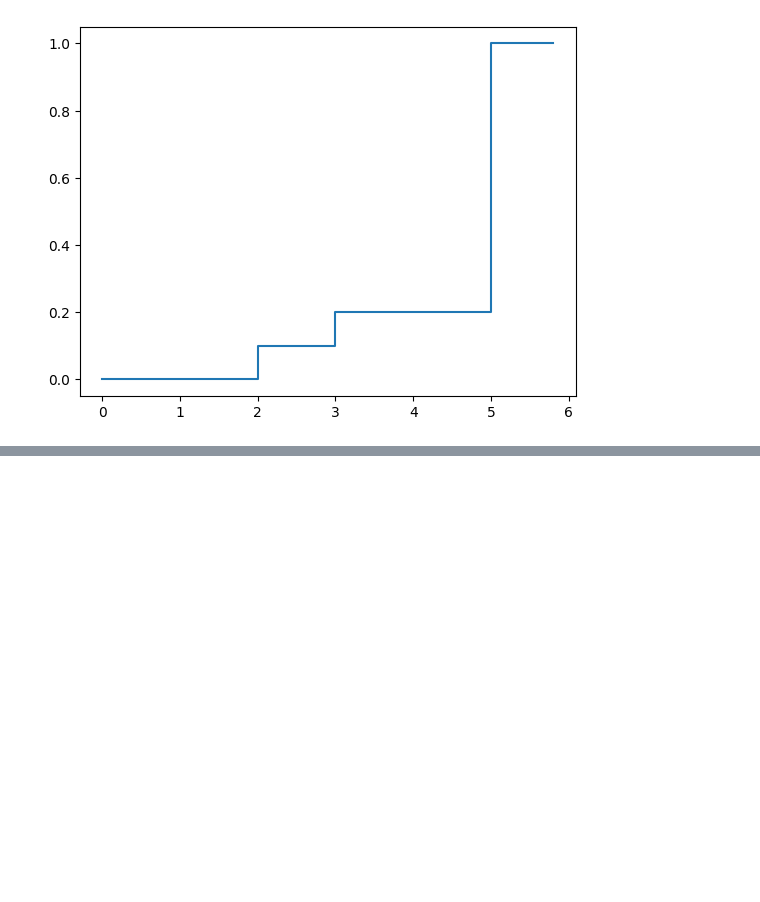
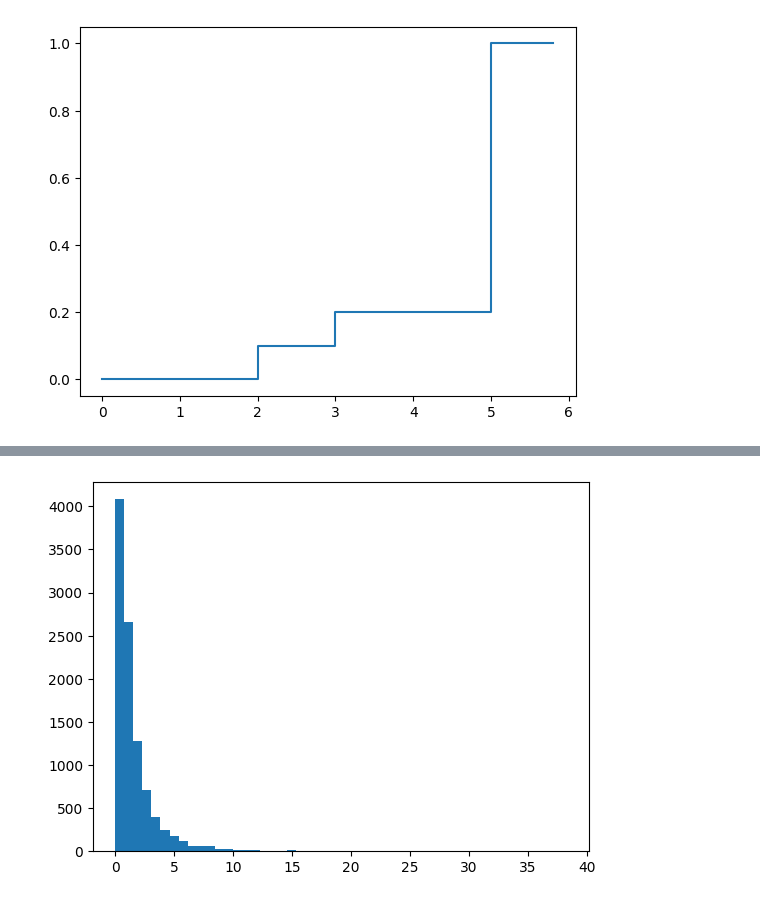
Before and after one commit to Daniel-Sinkin/Research-and-Development, a Jupyter notebook: Wasserman-Statistics/playground.ipynb, the cells around one changed output, grey strips where cells are left out. Drawn from its saved outputs; the diff is of its cells as text; code cells hidden in the pictures; blank space fills up the shorter version.

```diff
--- a/Wasserman-Statistics/playground.ipynb
+++ b/Wasserman-Statistics/playground.ipynb
@@ -148,0 +179,11 @@ Ex2_2(draw = False, save = False)
+# %%
+import numpy as np
+import matplotlib.pyplot as plt
+
+x = np.random.randn(10000)
+y = np.exp(x)
+
+plt.hist(y, bins=50)
+plt.savefig('Ex2_13b.png', dpi=300)
+# %% [output]
+[figure, added]
```
Also changed, not shown: parts of 4 cells of this notebook, 7 other files.
